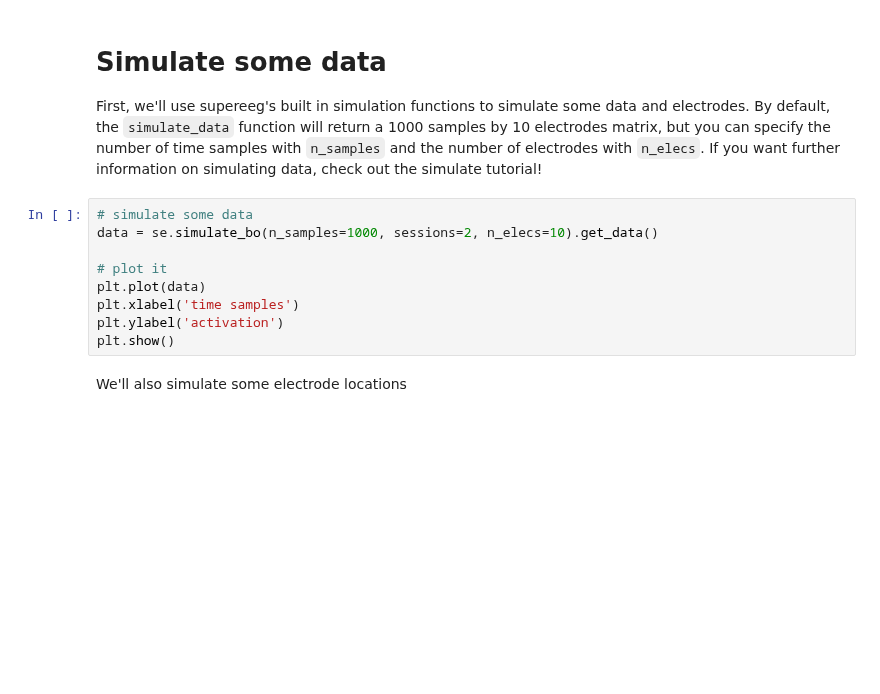
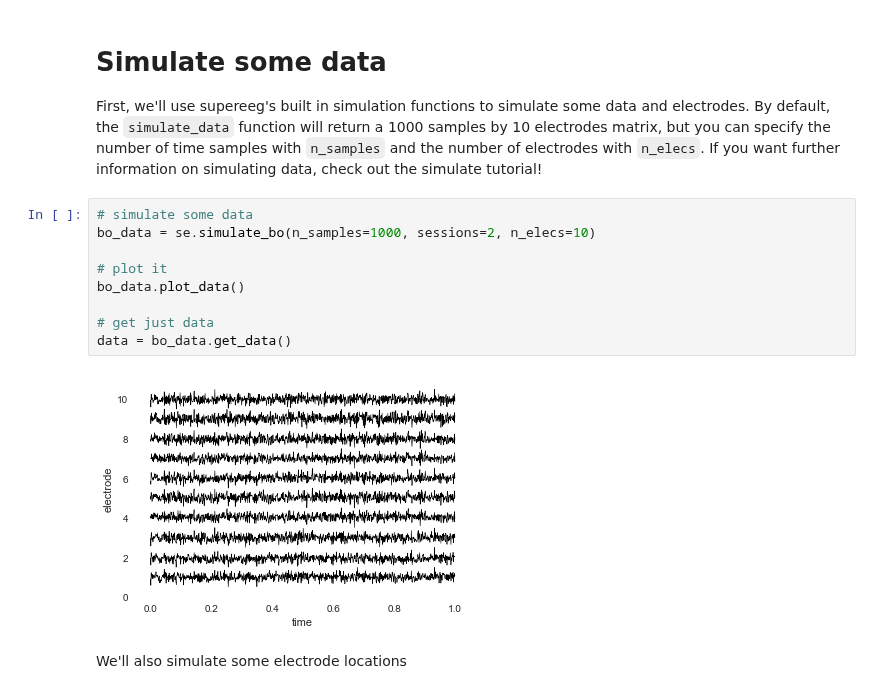
Before and after one commit to ContextLab/supereeg, a Jupyter notebook: docs/tutorial/brain_objects.ipynb, the cells around one changed output. Cells and saved outputs as stored; diff of their text form; blank space fills up the shorter version.

```diff
--- a/docs/tutorial/brain_objects.ipynb
+++ b/docs/tutorial/brain_objects.ipynb
@@ -18,13 +18,15 @@ import matplotlib.pyplot as plt
 First, we'll use supereeg's built in simulation functions to simulate some data and electrodes. By default, the `simulate_data` function will return a 1000 samples by 10 electrodes matrix, but you can specify the number of time samples with `n_samples` and the number of electrodes with `n_elecs`. If you want further information on simulating data, check out the simulate tutorial!
 # %%
 # simulate some data
-data = se.simulate_bo(n_samples=1000, sessions=2, n_elecs=10).get_data()
+bo_data = se.simulate_bo(n_samples=1000, sessions=2, n_elecs=10)
 
 # plot it
-plt.plot(data)
-plt.xlabel('time samples')
-plt.ylabel('activation')
-plt.show()
+bo_data.plot_data()
+
+# get just data
+data = bo_data.get_data()
+# %% [output]
+[figure, added]
 # %% [markdown]
 We'll also simulate some electrode locations
 # %%
```
Also changed, not shown: parts of 17 cells of this notebook.
